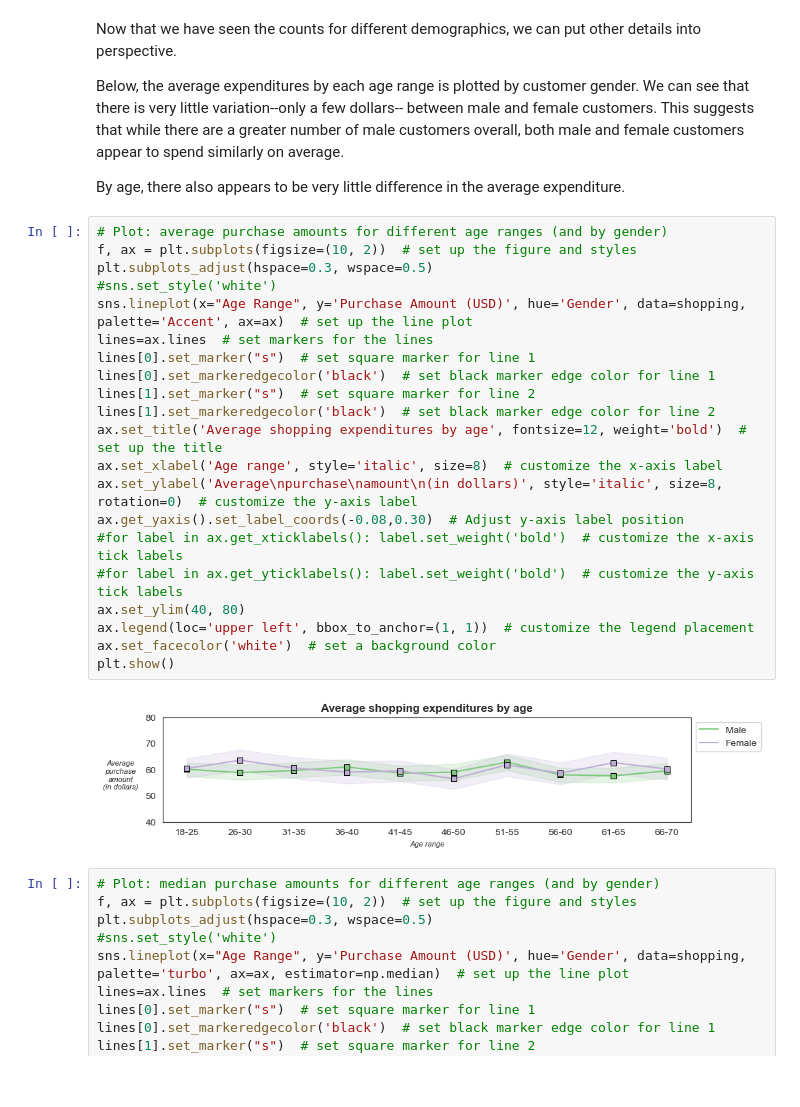
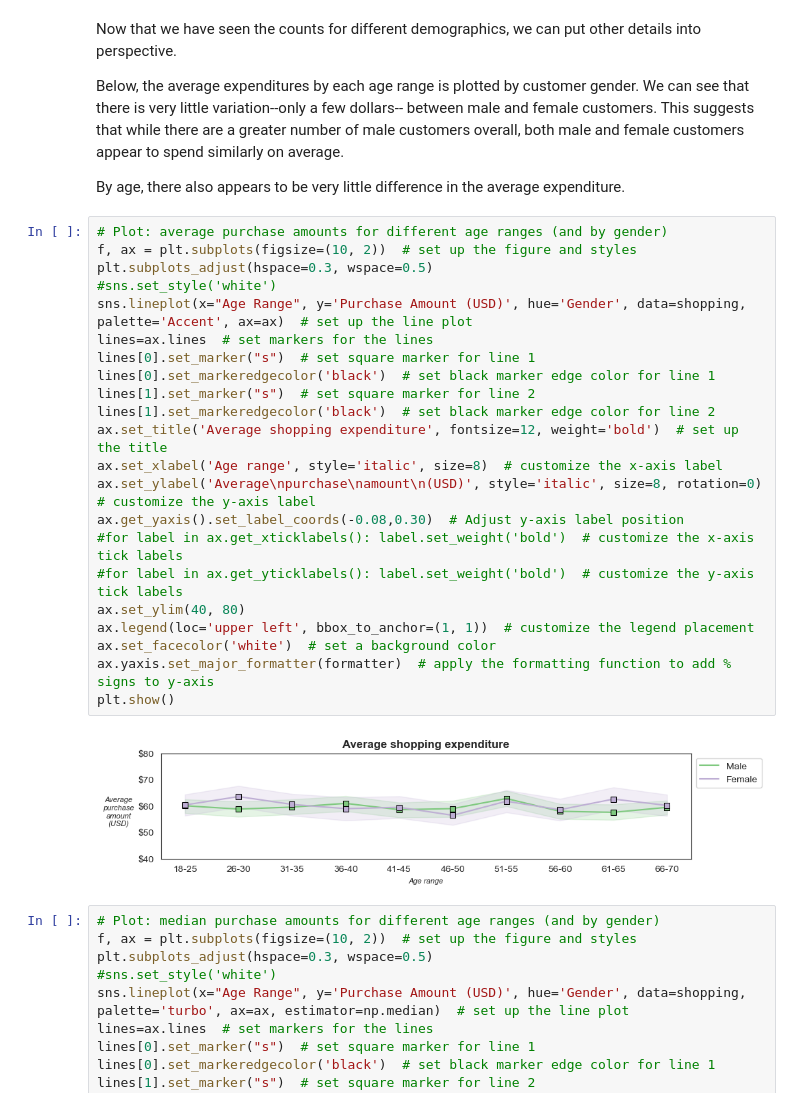
Before and after one commit to molly777yllom/DataDive3_DATA3500, a Jupyter notebook: shopping_trends.ipynb, the cells around one changed output. Drawn from its saved outputs; the diff is of its cells as text; blank space fills up the shorter version.

```diff
--- a/shopping_trends.ipynb
+++ b/shopping_trends.ipynb
@@ -861,26 +861,27 @@ By age, there also appears to be very little difference in the average expenditu
 # %%
 # Plot: average purchase amounts for different age ranges (and by gender)
 f, ax = plt.subplots(figsize=(10, 2))  # set up the figure and styles
 plt.subplots_adjust(hspace=0.3, wspace=0.5)
 #sns.set_style('white')
 sns.lineplot(x="Age Range", y='Purchase Amount (USD)', hue='Gender', data=shopping, palette='Accent', ax=ax)  # set up the line plot
 lines=ax.lines  # set markers for the lines
 lines[0].set_marker("s")  # set square marker for line 1
 lines[0].set_markeredgecolor('black')  # set black marker edge color for line 1
 lines[1].set_marker("s")  # set square marker for line 2
 lines[1].set_markeredgecolor('black')  # set black marker edge color for line 2
-ax.set_title('Average shopping expenditures by age', fontsize=12, weight='bold')  # set up the title
+ax.set_title('Average shopping expenditure', fontsize=12, weight='bold')  # set up the title
 ax.set_xlabel('Age range', style='italic', size=8)  # customize the x-axis label
-ax.set_ylabel('Average\npurchase\namount\n(in dollars)', style='italic', size=8, rotation=0)  # customize the y-axis label
+ax.set_ylabel('Average\npurchase\namount\n(USD)', style='italic', size=8, rotation=0)  # customize the y-axis label
 ax.get_yaxis().set_label_coords(-0.08,0.30)  # Adjust y-axis label position
 #for label in ax.get_xticklabels(): label.set_weight('bold')  # customize the x-axis tick labels
 #for label in ax.get_yticklabels(): label.set_weight('bold')  # customize the y-axis tick labels
 ax.set_ylim(40, 80)
 ax.legend(loc='upper left', bbox_to_anchor=(1, 1))  # customize the legend placement
 ax.set_facecolor('white')  # set a background color
+ax.yaxis.set_major_formatter(formatter)  # apply the formatting function to add % signs to y-axis
 plt.show()
 # %% [output]
-[figure, old version]
+[figure, new version]
 # %%
 # Plot: median purchase amounts for different age ranges (and by gender)
 f, ax = plt.subplots(figsize=(10, 2))  # set up the figure and styles
```
Also changed, not shown: parts of 1 cell of this notebook.
